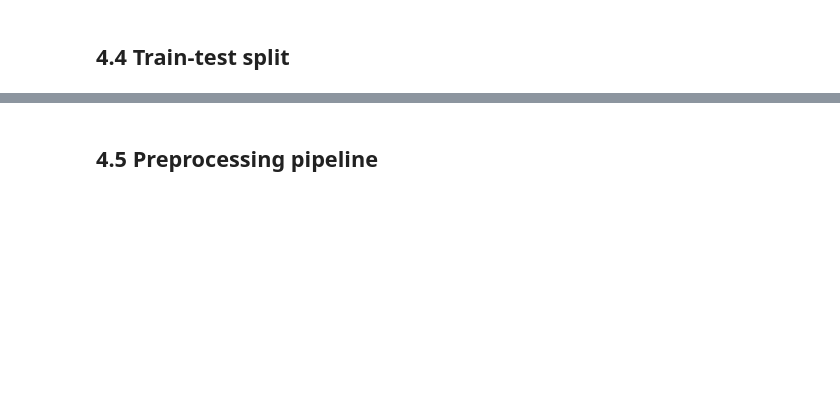
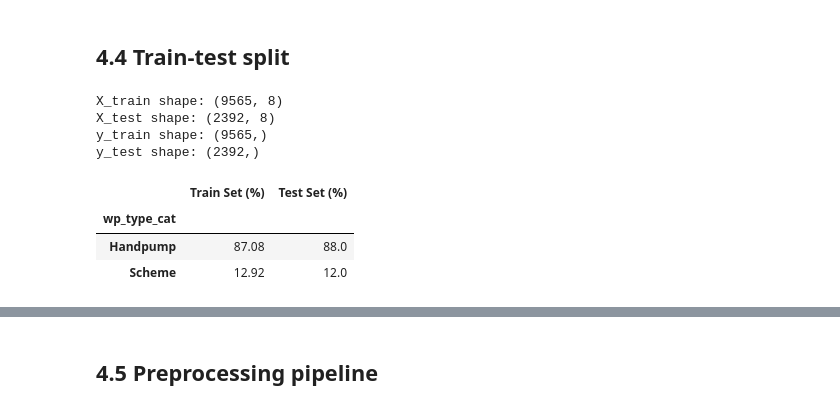
Before and after one commit to L-nsamba/linear_regression_model, a Jupyter notebook: summative/linear_regression/multivariate.ipynb, the cells around one changed output, grey strips where cells are left out. Cells and saved outputs as stored; diff of their text form; code cells hidden in the pictures; blank space fills up the shorter version.

Commit message:
predictors and targets selection, train test split and preprocessing pipeline

```diff
--- a/summative/linear_regression/multivariate.ipynb
+++ b/summative/linear_regression/multivariate.ipynb
@@ -350,2 +390,38 @@ display(missing_summary)
 # %% [markdown]
 ## 4.4 Train-test split
+# %%
+from sklearn.model_selection import train_test_split
+
+# Splitting X and y into 80% training and 20% testing sets
+X_train, X_test, y_train, y_test = train_test_split(
+    X,
+    y,
+    test_size=0.2,
+    random_state=42
+)
+
+# Calculating normalized proportions for wp_type_cat in both sets
+train_props = X_train['wp_type_cat'].value_counts(normalize=True) * 100
+test_props = X_test['wp_type_cat'].value_counts(normalize=True) * 100
+
+# Displaying comparison table
+distribution_check = pd.DataFrame({
+    'Train Set (%)': train_props.round(2),
+    'Test Set (%)': test_props.round(2)
+})
+
+# Verifying the shapes of the resulting splits
+print("X_train shape:", X_train.shape)
+print("X_test shape:", X_test.shape)
+print("y_train shape:", y_train.shape)
+print("y_test shape:", y_test.shape)
+display(distribution_check)
+# %% [output]
+X_train shape: (9565, 8)
+X_test shape: (2392, 8)
+y_train shape: (9565,)
+y_test shape: (2392,)
+|  | Train Set (%) | Test Set (%) |
+| wp_type_cat |  |  |
+| Handpump | 87.08 | 88.0 |
+| Scheme | 12.92 | 12.0 |
```
Also changed, not shown: parts of 6 cells of this notebook.
